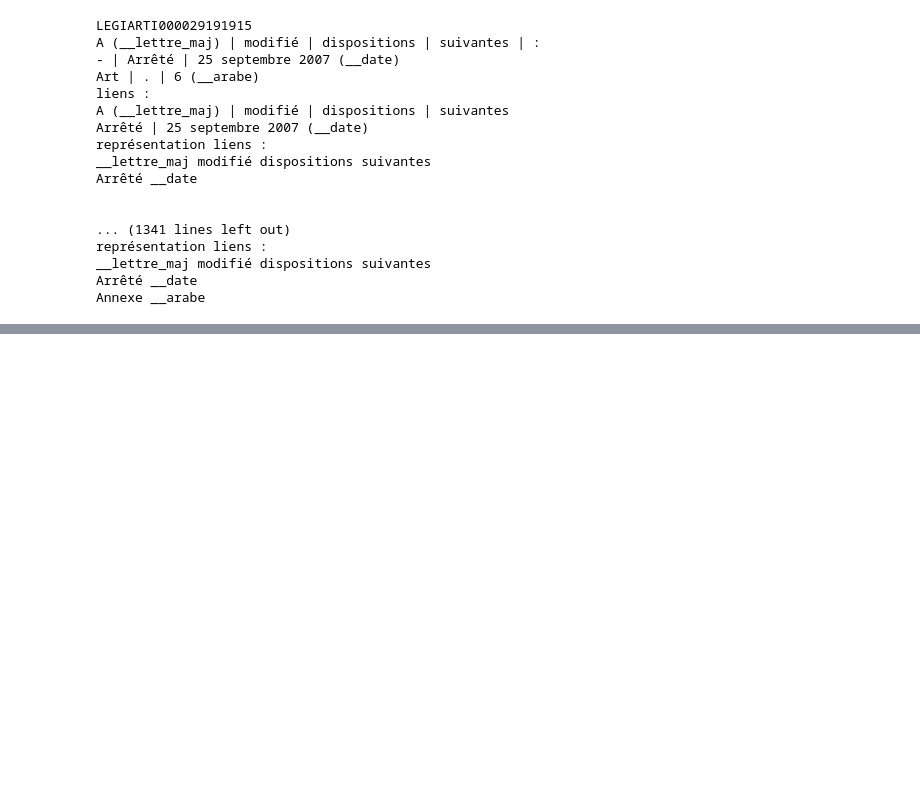
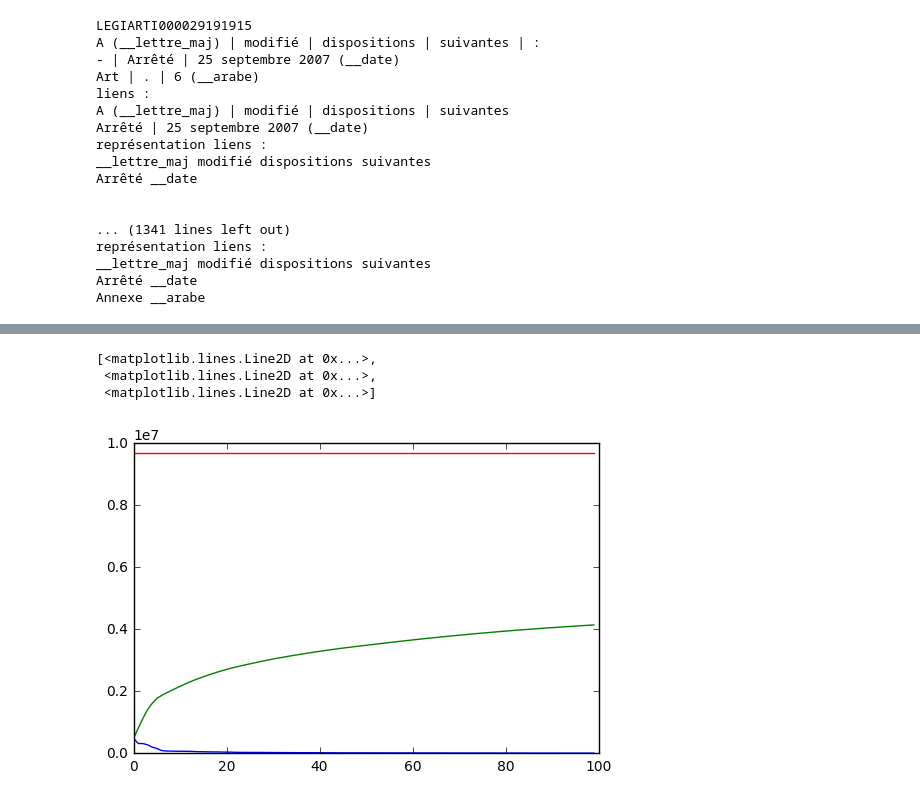
Before and after one commit to michelbl/loi, a Jupyter notebook: 300_machine_learning/320_baseline.ipynb, the cells around one changed output, grey strips where cells are left out. Drawn from its saved outputs; the diff is of its cells as text; code cells hidden in the pictures; blank space fills up the shorter version.

Commit message:
etude des formes de liens les plus courantes

```diff
--- a/300_machine_learning/320_baseline.ipynb
+++ b/300_machine_learning/320_baseline.ipynb
@@ -102,0 +102,2 @@ with open(dossier_data + 'liste_article_2.pickle', 'wb') as f:
+# %%
+liste_repr_lien = tous_les_liens.split('\n')
@@ -102,0 +108,2 @@ with open(dossier_data + 'liste_article_2.pickle', 'wb') as f:
+# %%
+compteur_repr = Counter(liste_repr_lien)
@@ -102,0 +134,12 @@ with open(dossier_data + 'liste_article_2.pickle', 'wb') as f:
+# %%
+frequences = np.array(sorted(compteur_repr.values())[::-1])
+# %%
+cumul = np.cumsum(frequences)
+# %%
+n = 100
+plt.plot(range(n), frequences[:n], range(n), cumul[:n], range(n), cumul[-1]*np.ones(n))
+# %% [output]
+[<matplotlib.lines.Line2D at 0x...>,
+ <matplotlib.lines.Line2D at 0x...>,
+ <matplotlib.lines.Line2D at 0x...>]
+[figure, added]
```
Also changed, not shown: parts of 8 cells of this notebook, 1 other file.
